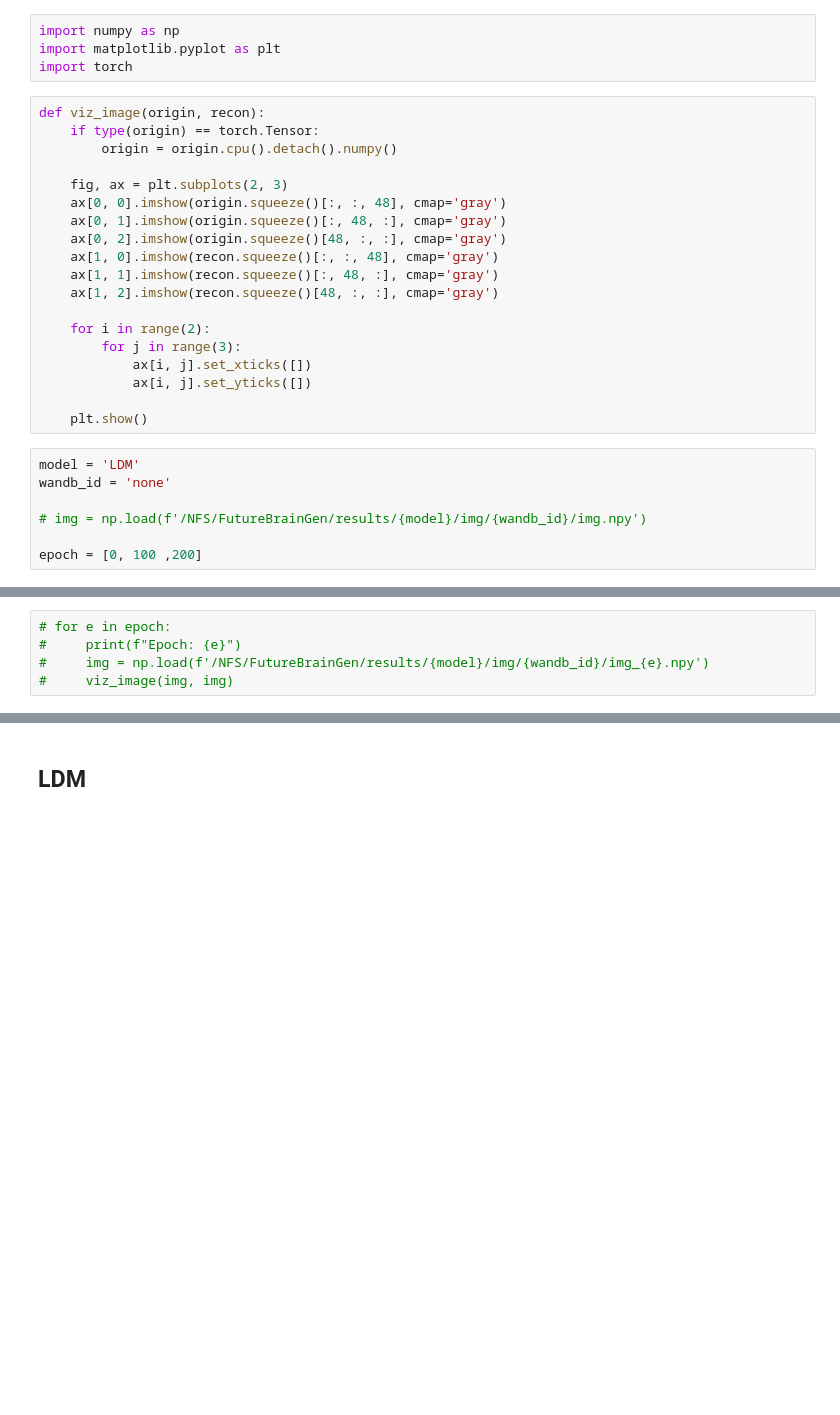
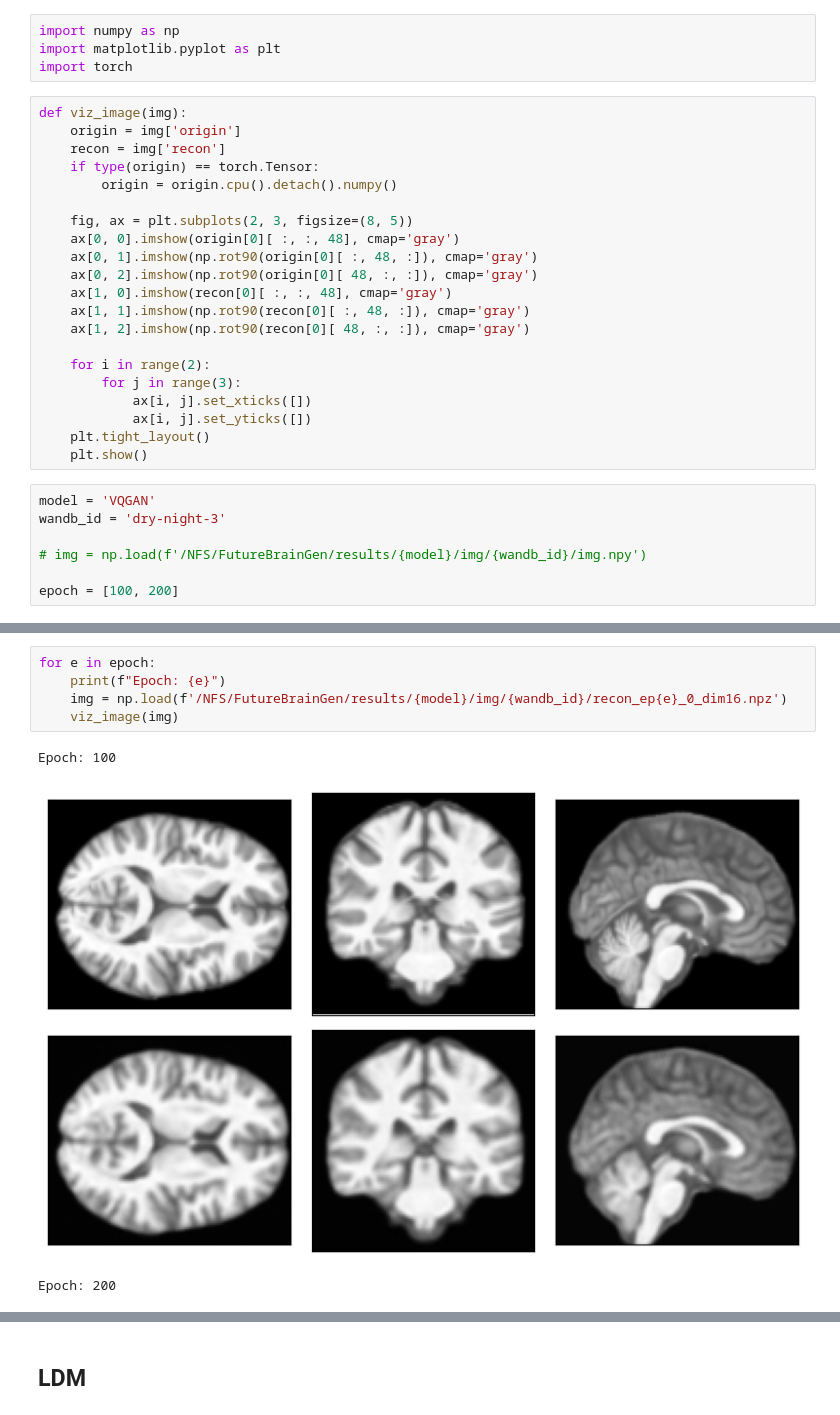
Before and after one commit to sunghwanism/FutureBrainGenerator, a Jupyter notebook: analysis/EDA.ipynb, the cells around one changed output, grey strips where cells are left out. Cells and saved outputs as stored; diff of their text form; blank space fills up the shorter version.

Commit message:
add VQGAN viz code

```diff
--- a/analysis/EDA.ipynb
+++ b/analysis/EDA.ipynb
@@ -146,28 +146,30 @@ import numpy as np
 import matplotlib.pyplot as plt
 import torch
 # %%
-def viz_image(origin, recon):
+def viz_image(img):
+    origin = img['origin']
+    recon = img['recon']
     if type(origin) == torch.Tensor:
         origin = origin.cpu().detach().numpy()
 
-    fig, ax = plt.subplots(2, 3)
-    ax[0, 0].imshow(origin.squeeze()[:, :, 48], cmap='gray')
-    ax[0, 1].imshow(origin.squeeze()[:, 48, :], cmap='gray')
-    ax[0, 2].imshow(origin.squeeze()[48, :, :], cmap='gray')
-    ax[1, 0].imshow(recon.squeeze()[:, :, 48], cmap='gray')
-    ax[1, 1].imshow(recon.squeeze()[:, 48, :], cmap='gray')
-    ax[1, 2].imshow(recon.squeeze()[48, :, :], cmap='gray')
+    fig, ax = plt.subplots(2, 3, figsize=(8, 5))
+    ax[0, 0].imshow(origin[0][ :, :, 48], cmap='gray')
+    ax[0, 1].imshow(np.rot90(origin[0][ :, 48, :]), cmap='gray')
+    ax[0, 2].imshow(np.rot90(origin[0][ 48, :, :]), cmap='gray')
+    ax[1, 0].imshow(recon[0][ :, :, 48], cmap='gray')
+    ax[1, 1].imshow(np.rot90(recon[0][ :, 48, :]), cmap='gray')
+    ax[1, 2].imshow(np.rot90(recon[0][ 48, :, :]), cmap='gray')
 
     for i in range(2):
         for j in range(3):
             ax[i, j].set_xticks([])
             ax[i, j].set_yticks([])
-
+    plt.tight_layout()
     plt.show()
 # %%
-model = 'LDM'
-wandb_id = 'none'
+model = 'VQGAN'
+wandb_id = 'dry-night-3'
 
 # img = np.load(f'/NFS/FutureBrainGen/results/{model}/img/{wandb_id}/img.npy')
 
-epoch = [0, 100 ,200]
+epoch = [100, 200]
@@ -174,5 +186,9 @@ epoch = [0, 100 ,200]
 # %%
-# for e in epoch:
-#     print(f"Epoch: {e}")
-#     img = np.load(f'/NFS/FutureBrainGen/results/{model}/img/{wandb_id}/img_{e}.npy')
-#     viz_image(img, img)
+for e in epoch:
+    print(f"Epoch: {e}")
+    img = np.load(f'/NFS/FutureBrainGen/results/{model}/img/{wandb_id}/recon_ep{e}_0_dim16.npz')
+    viz_image(img)
+# %% [output]
+Epoch: 100
+[figure, added]
+Epoch: 200
```
Also changed, not shown: parts of 3 cells of this notebook.
